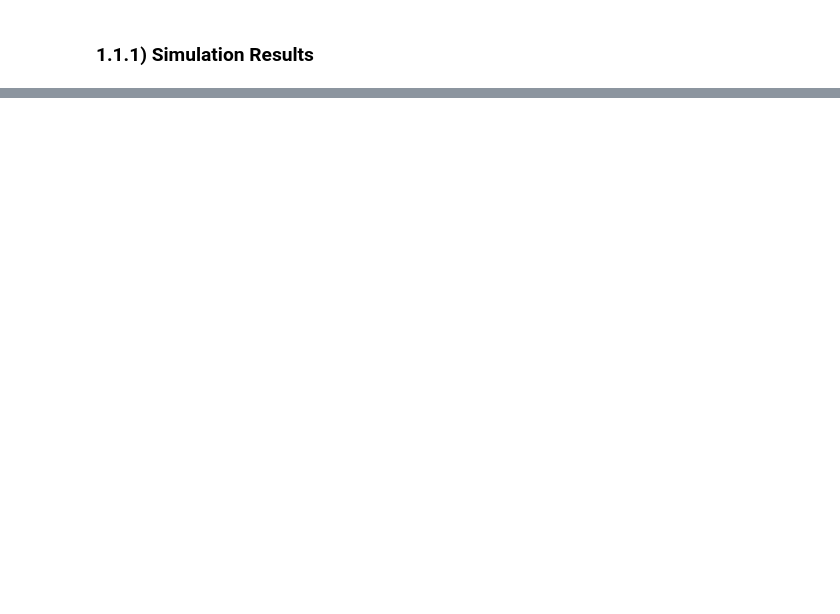
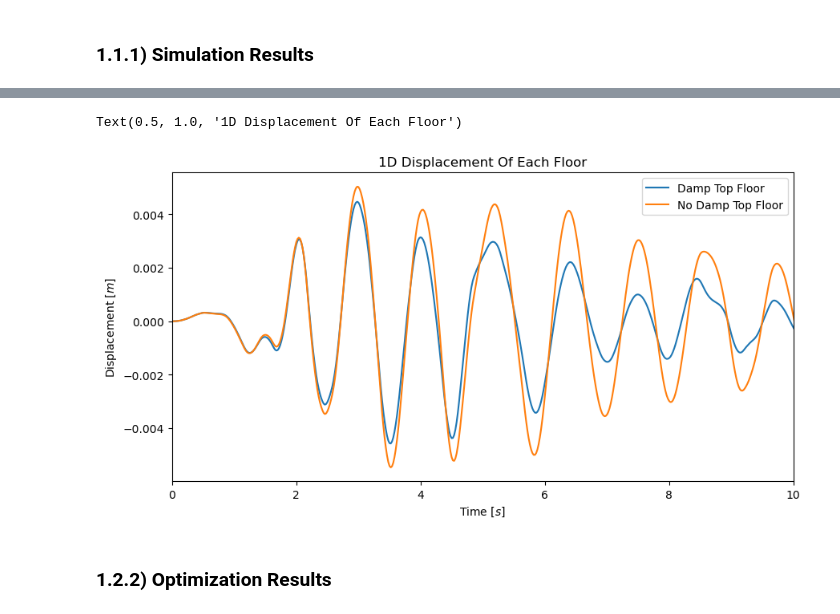
Before and after one commit to StevenVC/PHY480_semester_project, a Jupyter notebook: testing/project_notebook.ipynb, the cells around one changed output, grey strips where cells are left out. Cells and saved outputs as stored; diff of their text form; code cells hidden in the pictures; blank space fills up the shorter version.

```diff
--- a/testing/project_notebook.ipynb
+++ b/testing/project_notebook.ipynb
@@ -67,0 +112,21 @@ data_no_damp = np.genfromtxt('../results/sim_build_res.txt', delimiter=',', skip
+# %%
+fig, ax1 = plt.subplots()
+fig.set_size_inches(10,5)
+
+# plot floor displacement
+
+ax1.plot(quake_data[:,0], data_damp[:,len(data_damp[0])-4], label=f'Damp Top Floor')
+ax1.plot(quake_data[:,0], data_no_damp[:,len(data_no_damp[0])-4], label=f'No Damp Top Floor')
+
+ax1.set_xlim(0,10)
+
+ax1.legend()
+
+ax1.set_xlabel('Time [$s$]')
+ax1.set_ylabel('Displacement [$m$]')
+ax1.set_title('1D Displacement Of Each Floor')
+# %% [output]
+Text(0.5, 1.0, '1D Displacement Of Each Floor')
+[figure, added]
+# %% [markdown]
+### 1.2.2) Optimization Results
```
Also changed, not shown: parts of 9 cells of this notebook, 5 other files.
